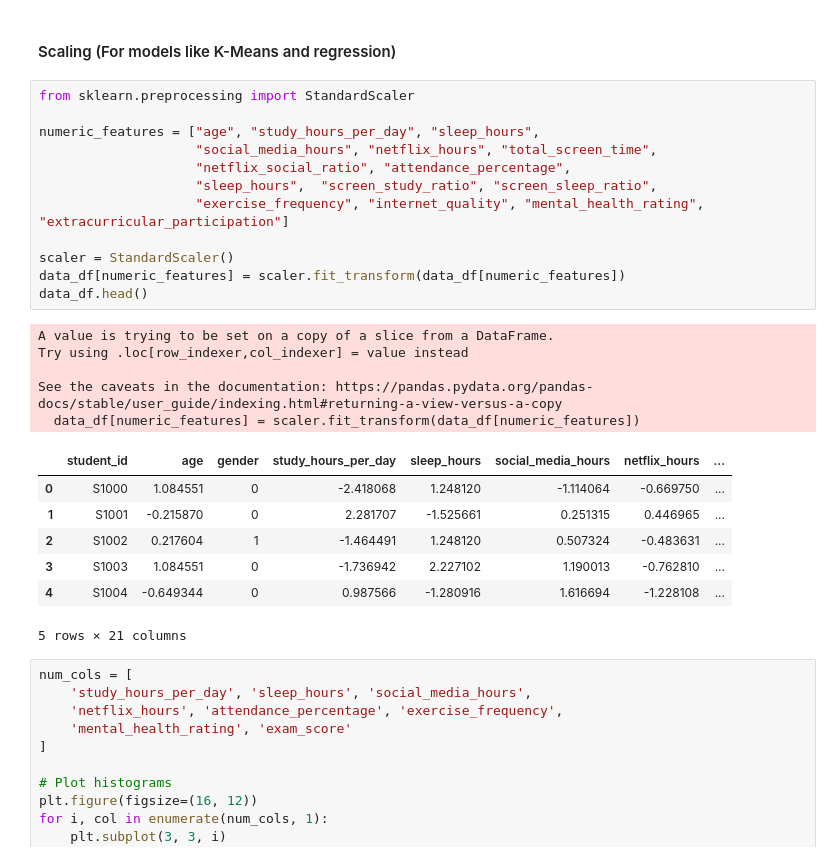
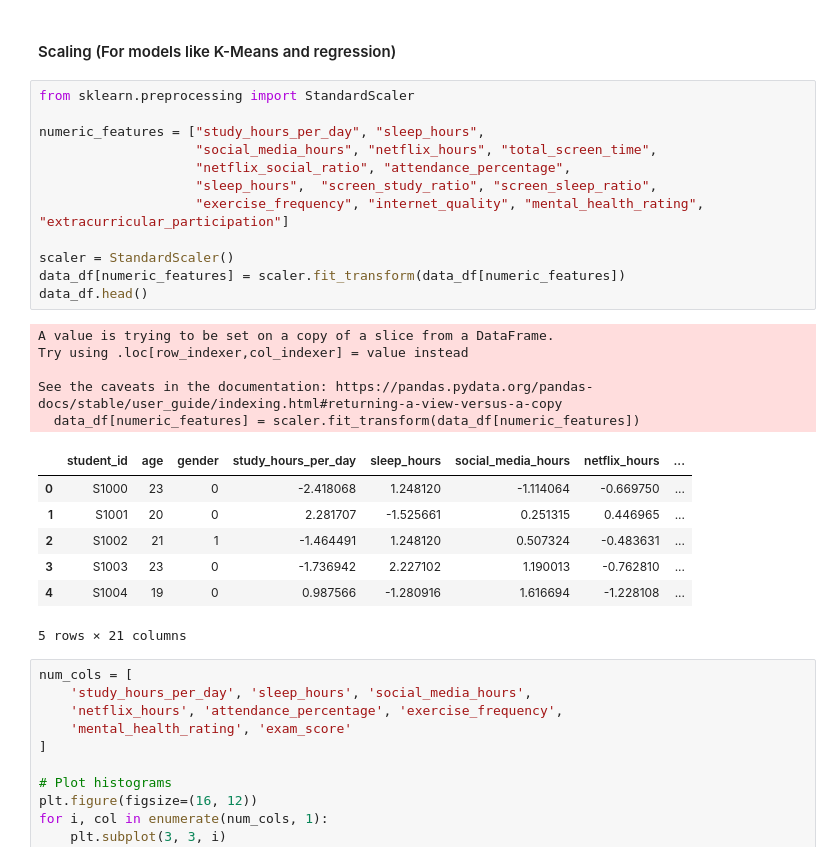
Before and after one commit to JuanTuatis/emtech-programming-assignment, a Jupyter notebook: EmTech-Capstone-Project/Capstone-Project.ipynb, the cells around one changed output. Saved outputs shown, nothing was run; the diff lists cells and outputs as text.

```diff
--- a/EmTech-Capstone-Project/Capstone-Project.ipynb
+++ b/EmTech-Capstone-Project/Capstone-Project.ipynb
@@ -150,27 +150,27 @@ data_df.head()
 # %%
 from sklearn.preprocessing import StandardScaler
 
-numeric_features = ["age", "study_hours_per_day", "sleep_hours",
+numeric_features = ["study_hours_per_day", "sleep_hours",
                     "social_media_hours", "netflix_hours", "total_screen_time",
                     "netflix_social_ratio", "attendance_percentage",
                     "sleep_hours",  "screen_study_ratio", "screen_sleep_ratio",
                     "exercise_frequency", "internet_quality", "mental_health_rating", "extracurricular_participation"]
 
 scaler = StandardScaler()
 data_df[numeric_features] = scaler.fit_transform(data_df[numeric_features])
 data_df.head()
 # %% [output]
 A value is trying to be set on a copy of a slice from a DataFrame.
 Try using .loc[row_indexer,col_indexer] = value instead
 
 See the caveats in the documentation: https://pandas.pydata.org/pandas-docs/stable/user_guide/indexing.html#returning-a-view-versus-a-copy
   data_df[numeric_features] = scaler.fit_transform(data_df[numeric_features])
 |  | student_id | age | gender | study_hours_per_day | sleep_hours | social_media_hours | netflix_hours | ... |
-| 0 | S1000 | 1.084551 | 0 | -2.418068 | 1.248120 | -1.114064 | -0.669750 | ... |
-| 1 | S1001 | -0.215870 | 0 | 2.281707 | -1.525661 | 0.251315 | 0.446965 | ... |
-| 2 | S1002 | 0.217604 | 1 | -1.464491 | 1.248120 | 0.507324 | -0.483631 | ... |
-| 3 | S1003 | 1.084551 | 0 | -1.736942 | 2.227102 | 1.190013 | -0.762810 | ... |
-| 4 | S1004 | -0.649344 | 0 | 0.987566 | -1.280916 | 1.616694 | -1.228108 | ... |
+| 0 | S1000 | 23 | 0 | -2.418068 | 1.248120 | -1.114064 | -0.669750 | ... |
+| 1 | S1001 | 20 | 0 | 2.281707 | -1.525661 | 0.251315 | 0.446965 | ... |
+| 2 | S1002 | 21 | 1 | -1.464491 | 1.248120 | 0.507324 | -0.483631 | ... |
+| 3 | S1003 | 23 | 0 | -1.736942 | 2.227102 | 1.190013 | -0.762810 | ... |
+| 4 | S1004 | 19 | 0 | 0.987566 | -1.280916 | 1.616694 | -1.228108 | ... |
 5 rows × 21 columns
 # %%
 num_cols = [
```
Also changed, not shown: parts of 9 cells of this notebook.
